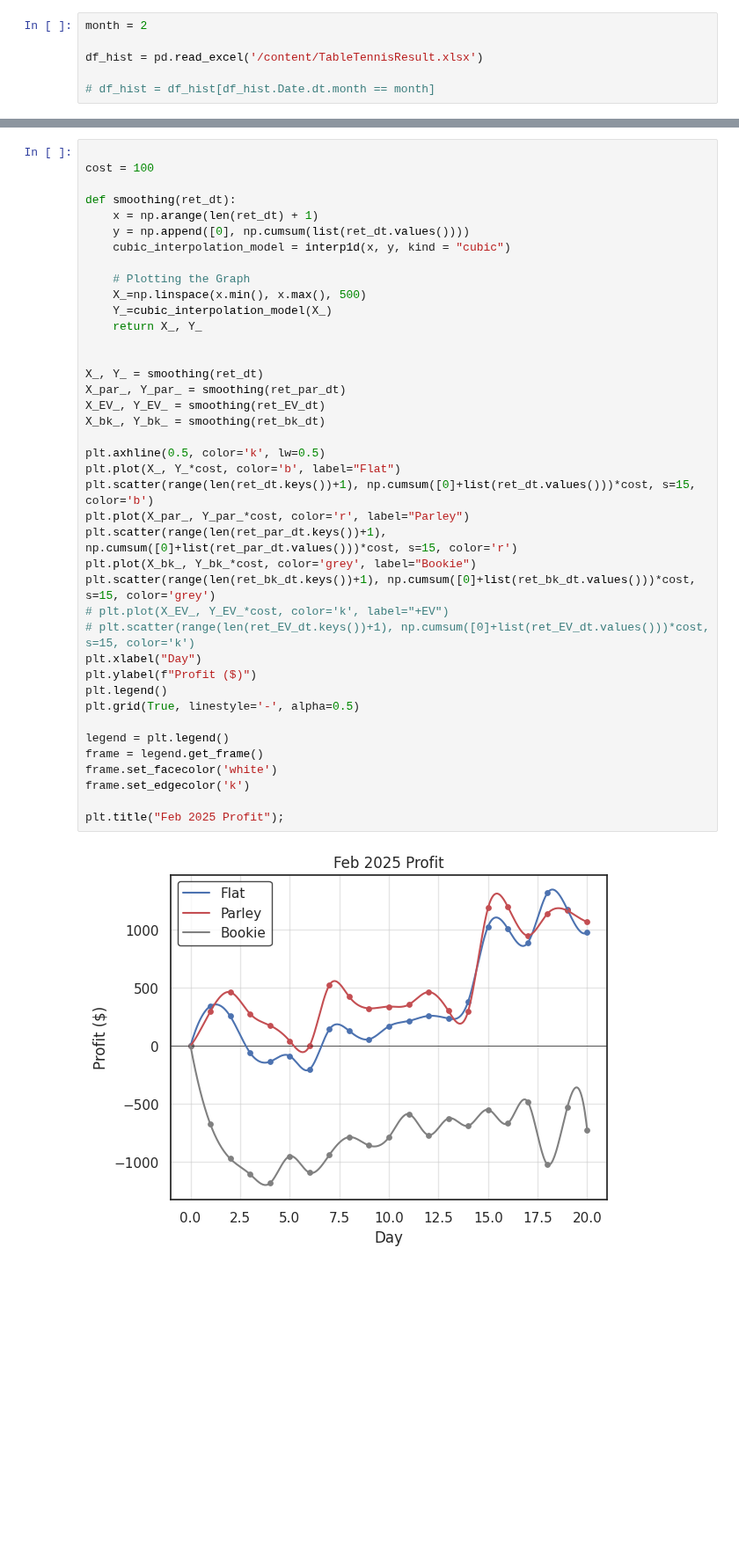
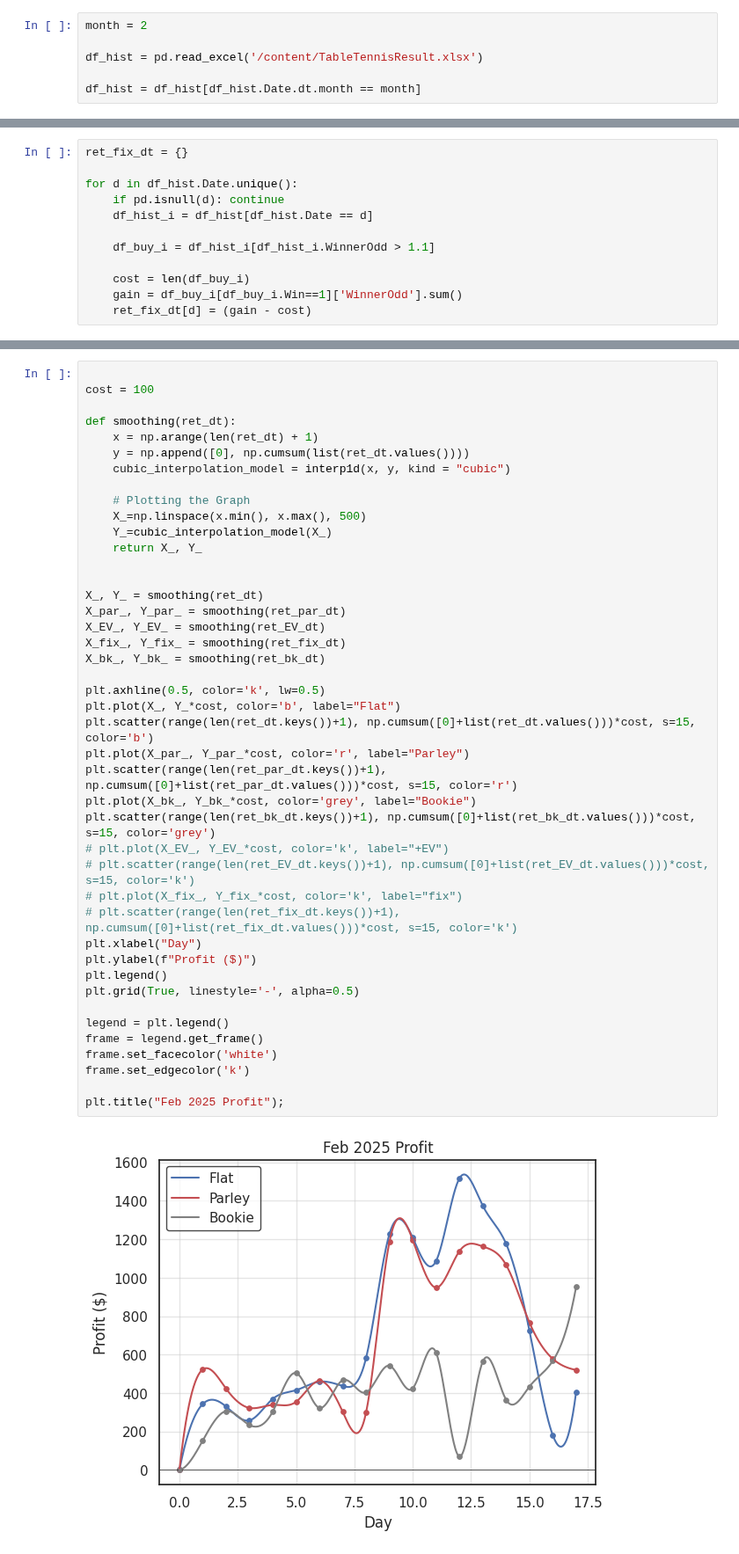
Before and after one commit to ansonkwokth/TableTennisPrediction, a Jupyter notebook: evaluation.ipynb, the cells around one changed output, grey strips where cells are left out. Shown at 88% size. Saved outputs shown, nothing was run; the diff lists cells and outputs as text; blank space fills up the shorter version.

```diff
--- a/evaluation.ipynb
+++ b/evaluation.ipynb
@@ -22,7 +22,7 @@ month = 2
 
 df_hist = pd.read_excel('/content/TableTennisResult.xlsx')
 
-# df_hist = df_hist[df_hist.Date.dt.month == month]
+df_hist = df_hist[df_hist.Date.dt.month == month]
 # %%
 winrate_dt = {}
 uncert_dt = {}
@@ -186,6 +190,18 @@ for d in df_hist.Date.unique():
     gain = gain1 + gain2
     cost = len(df_winnerbuy_i) + len(df_loserbuy_i)
     ret_EV_dt[d] = (gain - cost)
+# %%
+ret_fix_dt = {}
+
+for d in df_hist.Date.unique():
+    if pd.isnull(d): continue
+    df_hist_i = df_hist[df_hist.Date == d]
+
+    df_buy_i = df_hist_i[df_hist_i.WinnerOdd > 1.1]
+
+    cost = len(df_buy_i)
+    gain = df_buy_i[df_buy_i.Win==1]['WinnerOdd'].sum()
+    ret_fix_dt[d] = (gain - cost)
 # %%
 ret_bk_dt = {}
 
@@ -214,31 +230,34 @@ def smoothing(ret_dt):
     Y_=cubic_interpolation_model(X_)
     return X_, Y_
 
 
 X_, Y_ = smoothing(ret_dt)
 X_par_, Y_par_ = smoothing(ret_par_dt)
 X_EV_, Y_EV_ = smoothing(ret_EV_dt)
+X_fix_, Y_fix_ = smoothing(ret_fix_dt)
 X_bk_, Y_bk_ = smoothing(ret_bk_dt)
 
 plt.axhline(0.5, color='k', lw=0.5)
 plt.plot(X_, Y_*cost, color='b', label="Flat")
 plt.scatter(range(len(ret_dt.keys())+1), np.cumsum([0]+list(ret_dt.values()))*cost, s=15, color='b')
 plt.plot(X_par_, Y_par_*cost, color='r', label="Parley")
 plt.scatter(range(len(ret_par_dt.keys())+1), np.cumsum([0]+list(ret_par_dt.values()))*cost, s=15, color='r')
 plt.plot(X_bk_, Y_bk_*cost, color='grey', label="Bookie")
 plt.scatter(range(len(ret_bk_dt.keys())+1), np.cumsum([0]+list(ret_bk_dt.values()))*cost, s=15, color='grey')
 # plt.plot(X_EV_, Y_EV_*cost, color='k', label="+EV")
 # plt.scatter(range(len(ret_EV_dt.keys())+1), np.cumsum([0]+list(ret_EV_dt.values()))*cost, s=15, color='k')
+# plt.plot(X_fix_, Y_fix_*cost, color='k', label="fix")
+# plt.scatter(range(len(ret_fix_dt.keys())+1), np.cumsum([0]+list(ret_fix_dt.values()))*cost, s=15, color='k')
 plt.xlabel("Day")
 plt.ylabel(f"Profit ($)")
 plt.legend()
 plt.grid(True, linestyle='-', alpha=0.5)
 
 legend = plt.legend()
 frame = legend.get_frame()
 frame.set_facecolor('white')
 frame.set_edgecolor('k')
 
 plt.title("Feb 2025 Profit");
 # %% [output]
-[figure, old version]
+[figure, new version]
```
Also changed, not shown: parts of 6 cells of this notebook.
